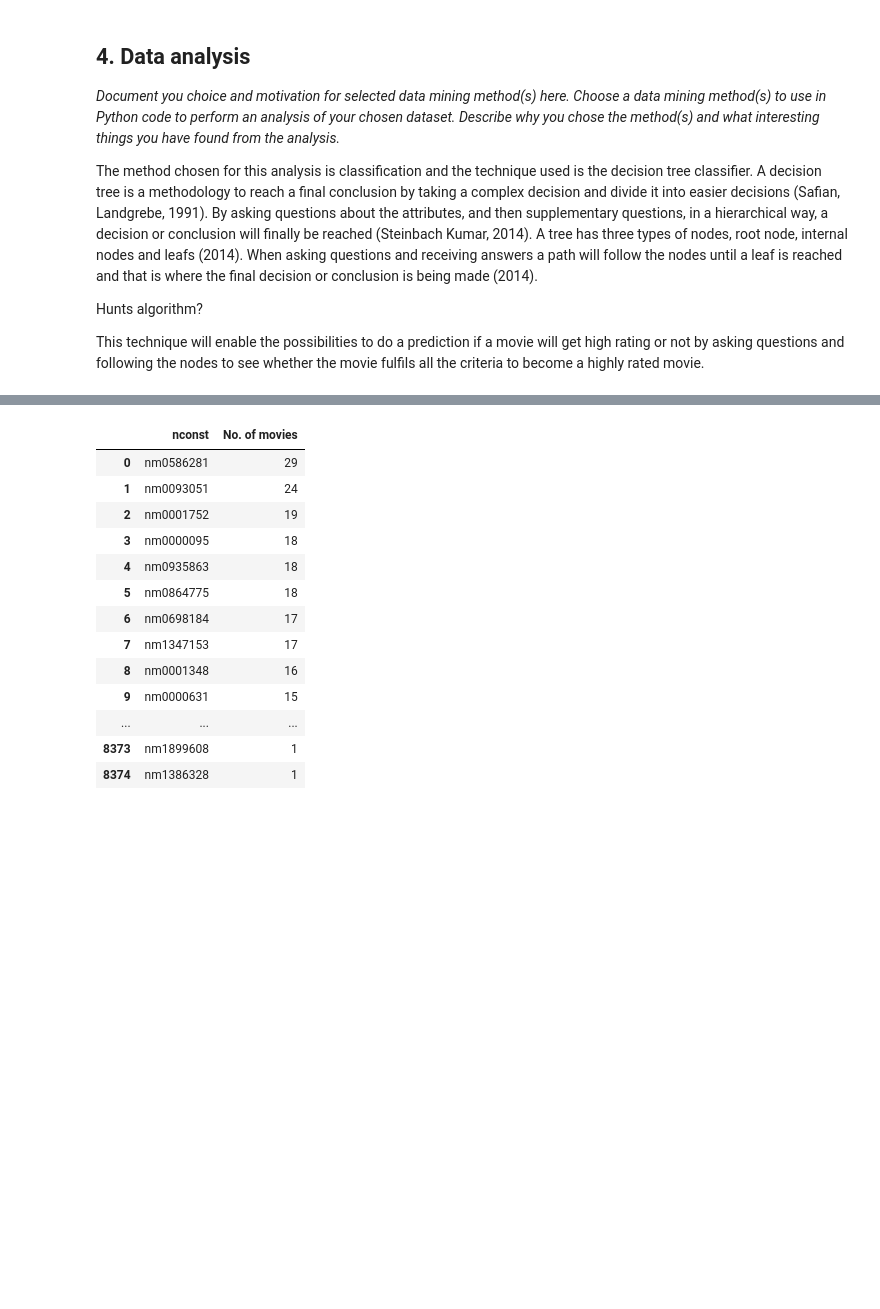
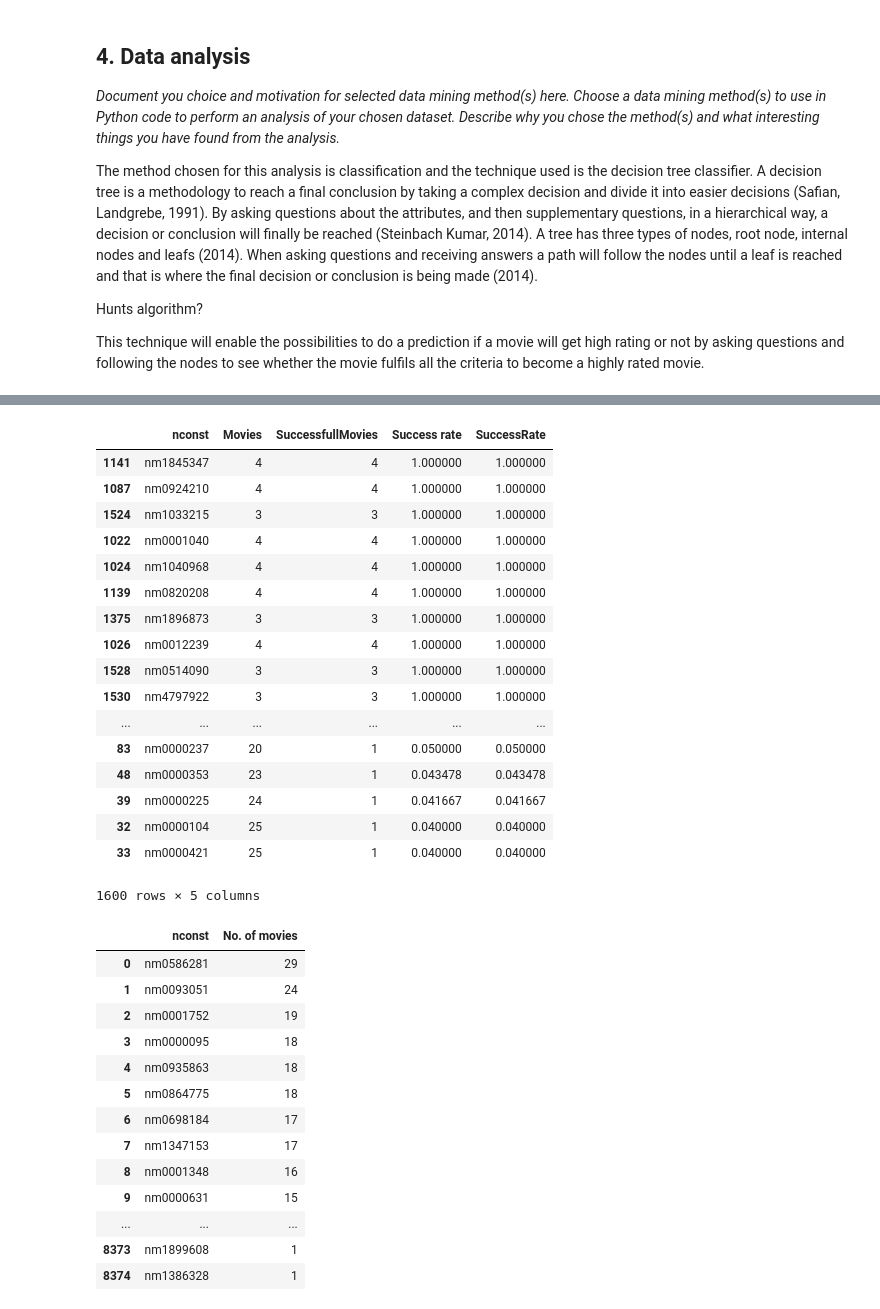
Before and after one commit to philipohlund/2IS063_project, a Jupyter notebook: Data Mining Project.ipynb, the cells around one changed output, grey strips where cells are left out. Drawn from its saved outputs; the diff is of its cells as text; code cells hidden in the pictures; blank space fills up the shorter version.

```diff
--- a/Data Mining Project.ipynb
+++ b/Data Mining Project.ipynb
@@ -417,0 +484,5 @@ This technique will enable the possibilities to do a prediction if a movie will
+# %%
+actors = pd.concat([movies_ratings_crew_actors['actor1'], movies_ratings_crew_actors['actor2']])
+actors = actors.value_counts().reset_index()
+actors.columns = ['nconst', 'Movies']
+actors
@@ -417,0 +530,6 @@ This technique will enable the possibilities to do a prediction if a movie will
+# %%
+successfull_actors = pd.concat([successfull_movies['actor1'], successfull_movies['actor2']])
+successfull_actors = successfull_actors.value_counts().reset_index()
+successfull_actors.columns = ['nconst', 'SuccessfullMovies']
+actors = pd.merge(actors, successfull_actors, on='nconst')
+actors
@@ -418,3 +555,28 @@ This technique will enable the possibilities to do a prediction if a movie will
+# %%
+for i, row in actors.iterrows():
+    actors.at[i, 'SuccessRate'] = actors.at[i, 'SuccessfullMovies'] / actors.at[i, 'Movies']
+# %%
+actors = actors[actors.Movies >= 3]
+actors.sort_values(by='SuccessRate', ascending=0)
+# %% [output]
+|  | nconst | Movies | SuccessfullMovies | Success rate | SuccessRate |
+| 1141 | nm1845347 | 4 | 4 | 1.000000 | 1.000000 |
+| 1087 | nm0924210 | 4 | 4 | 1.000000 | 1.000000 |
+| 1524 | nm1033215 | 3 | 3 | 1.000000 | 1.000000 |
+| 1022 | nm0001040 | 4 | 4 | 1.000000 | 1.000000 |
+| 1024 | nm1040968 | 4 | 4 | 1.000000 | 1.000000 |
+| 1139 | nm0820208 | 4 | 4 | 1.000000 | 1.000000 |
+| 1375 | nm1896873 | 3 | 3 | 1.000000 | 1.000000 |
+| 1026 | nm0012239 | 4 | 4 | 1.000000 | 1.000000 |
+| 1528 | nm0514090 | 3 | 3 | 1.000000 | 1.000000 |
+| 1530 | nm4797922 | 3 | 3 | 1.000000 | 1.000000 |
+| ... | ... | ... | ... | ... | ... |
+| 83 | nm0000237 | 20 | 1 | 0.050000 | 0.050000 |
+| 48 | nm0000353 | 23 | 1 | 0.043478 | 0.043478 |
+| 39 | nm0000225 | 24 | 1 | 0.041667 | 0.041667 |
+| 32 | nm0000104 | 25 | 1 | 0.040000 | 0.040000 |
+| 33 | nm0000421 | 25 | 1 | 0.040000 | 0.040000 |
+1600 rows × 5 columns
 # %%
 import collections
 most_popular_directors = collections.Counter(movies_ratings_crew["directors"]).most_common()
```
Also changed, not shown: parts of 11 cells of this notebook.
